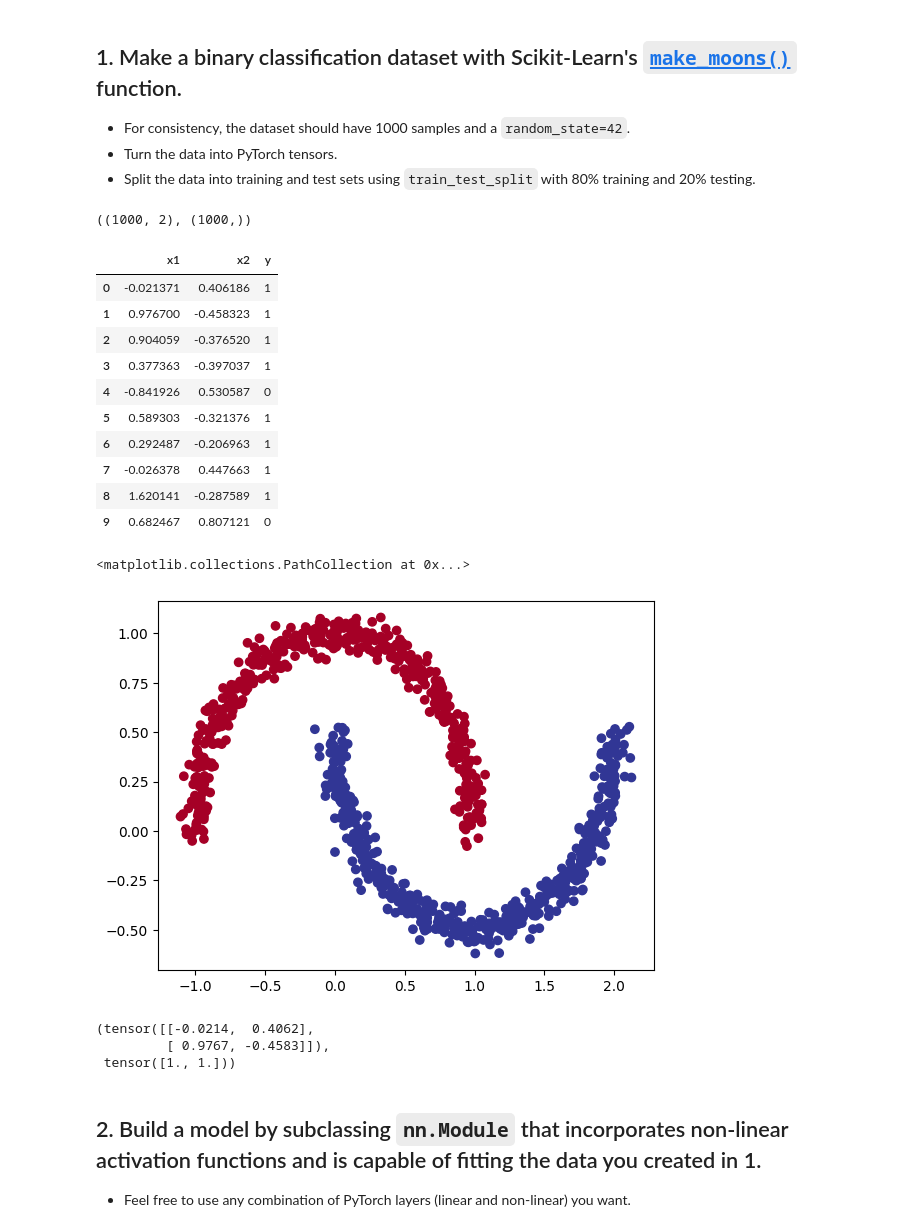
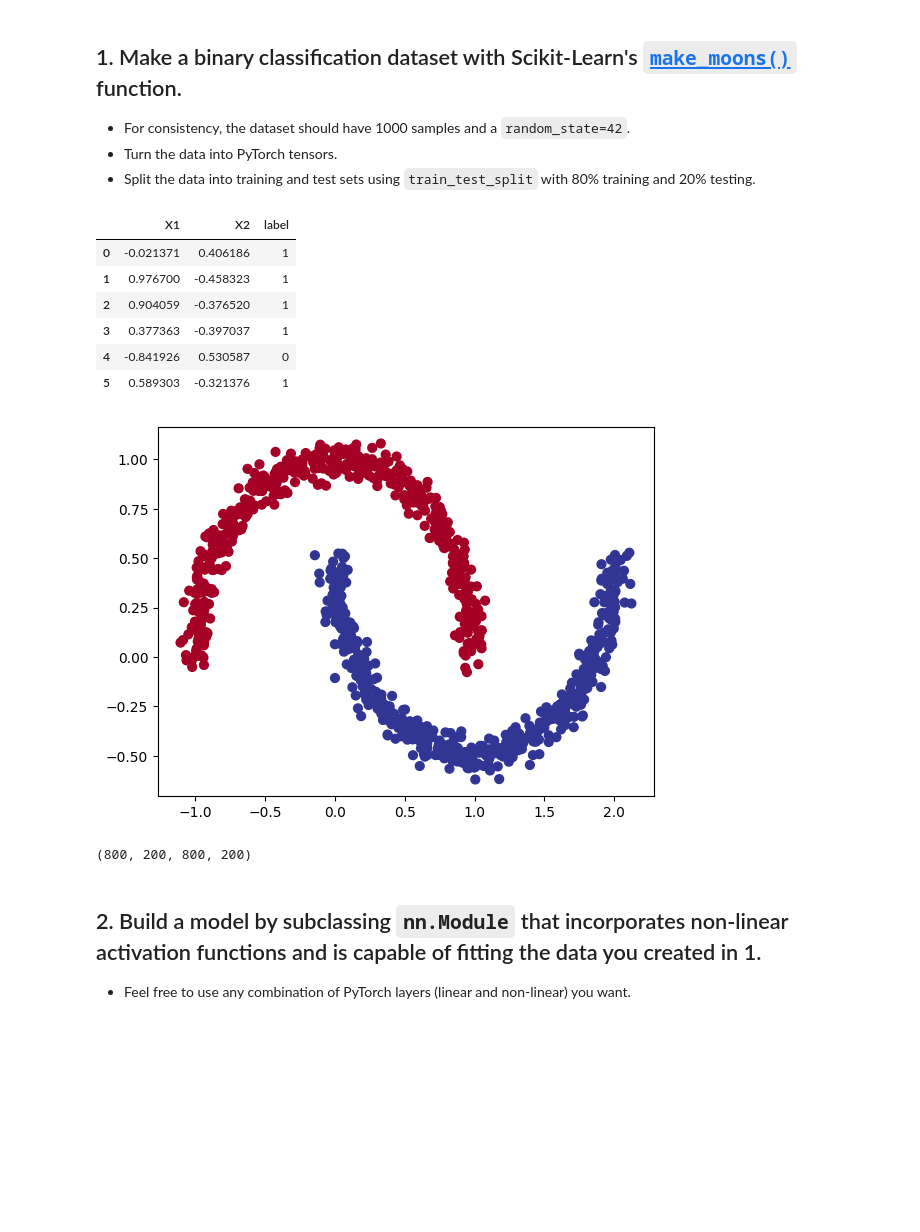
Before and after one commit to Premkumarlodhi/pytorch-deep-learning, a Jupyter notebook: extras/exercises/02_pytorch_classification_exercises.ipynb, the cells around one changed output. Saved outputs shown, nothing was run; the diff lists cells and outputs as text; code cells hidden in the pictures; blank space fills up the shorter version.

```diff
--- a/extras/exercises/02_pytorch_classification_exercises.ipynb
+++ b/extras/exercises/02_pytorch_classification_exercises.ipynb
@@ -32,48 +32,42 @@ RANDOM_SEED = 42
 # %%
 # Create a dataset with Scikit-Learn's make_moons()
 from sklearn.datasets import make_moons
-n_sample =1000
-X, y = make_moons(n_samples=n_sample, random_state=RANDOM_SEED, noise=0.05)
-X.shape, y.shape
+n_samples = 1000
+X, y = make_moons(n_samples=n_samples, random_state=42, noise=0.05)
-# %% [output]
-((1000, 2), (1000,))
 # %%
 # Turn data into a DataFrame
 import pandas as pd
-moon_pd = pd.DataFrame(X, columns=["x1", "x2"])
-moon_pd["y"] = y
-moon_pd.head(10)
+moons = pd.DataFrame({"X1": X[:, 0],
+                      "X2": X[:, 1],
+                      "label": y})
+moons.head(6)
 # %% [output]
-|  | x1 | x2 | y |
+|  | X1 | X2 | label |
 | 0 | -0.021371 | 0.406186 | 1 |
 | 1 | 0.976700 | -0.458323 | 1 |
 | 2 | 0.904059 | -0.376520 | 1 |
 | 3 | 0.377363 | -0.397037 | 1 |
 | 4 | -0.841926 | 0.530587 | 0 |
 | 5 | 0.589303 | -0.321376 | 1 |
-| 6 | 0.292487 | -0.206963 | 1 |
-| 7 | -0.026378 | 0.447663 | 1 |
-| 8 | 1.620141 | -0.287589 | 1 |
-| 9 | 0.682467 | 0.807121 | 0 |
 # %%
 # Visualize the data on a scatter plot
 import matplotlib.pyplot as plt
-plt.scatter(x=X[:,0],y=X[:,1],c=y,cmap=plt.cm.RdYlBu)
+plt.scatter(X[:, 0], X[:, 1], c=y, s=40, cmap=plt.cm.RdYlBu)
+plt.show()
 # %% [output]
-<matplotlib.collections.PathCollection at 0x...>
-[figure, old version]
+[figure, new version]
 # %%
 # Turn data into tensors of dtype float
+import torch
 X = torch.from_numpy(X).type(torch.float)
 y = torch.from_numpy(y).type(torch.float)
+X[:5], y[:5]
 # Split the data into train and test sets (80% train, 20% test)
 from sklearn.model_selection import train_test_split
-Xtrain,xtest,ytrain,ytest = train_test_split(X,y,test_size=0.2,random_state=RANDOM_SEED)
-X[:2],y[:2]
+X_train, X_test, y_train, y_test = train_test_split(X, y, test_size=0.2, random_state=42)
+len(X_train), len(X_test), len(y_train), len(y_test)
 # %% [output]
-(tensor([[-0.0214,  0.4062],
-         [ 0.9767, -0.4583]]),
- tensor([1., 1.]))
+(800, 200, 800, 200)
 # %% [markdown]
 ## 2. Build a model by subclassing `nn.Module` that incorporates non-linear activation functions and is capable of fitting the data you created in 1.
   * Feel free to use any combination of PyTorch layers (linear and non-linear) you want.
```
Also changed, not shown: parts of 5 cells of this notebook.
